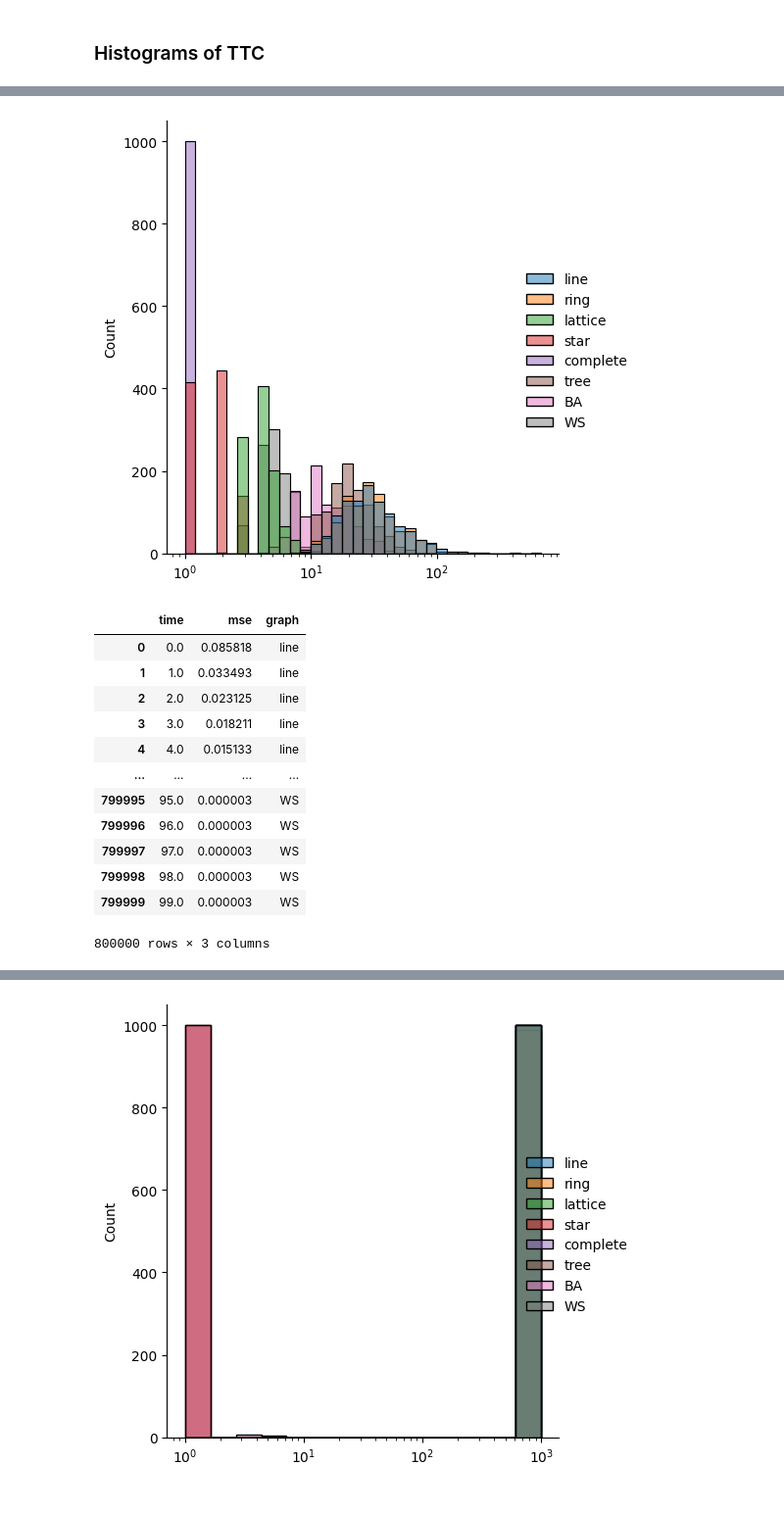
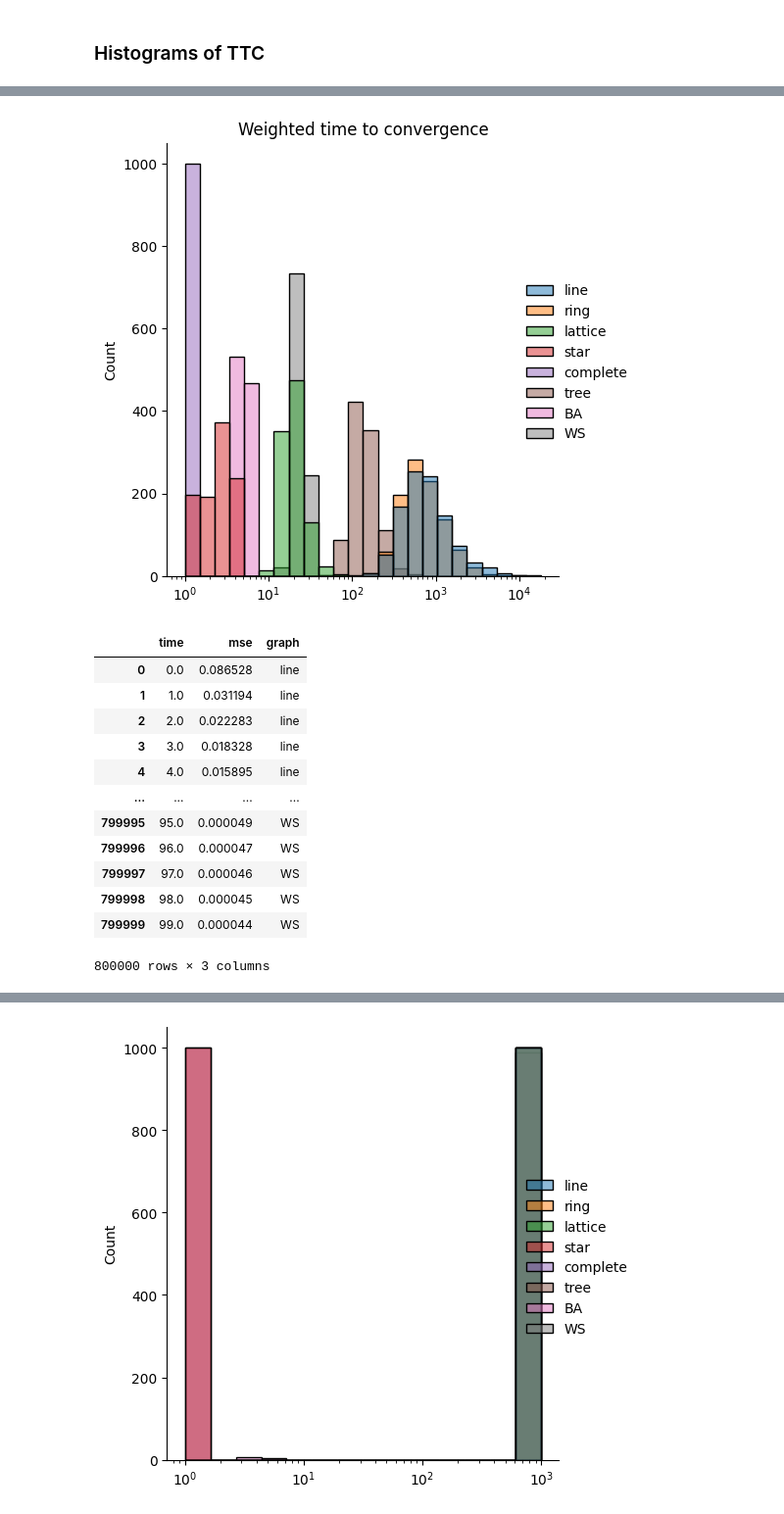
Before and after one commit to b-cho/graph-consensus, a Jupyter notebook: main.ipynb, the cells around one changed output, grey strips where cells are left out. Shown at 98% size. Cells and saved outputs as stored; diff of their text form; code cells hidden in the pictures.

```diff
--- a/main.ipynb
+++ b/main.ipynb
@@ -9,6 +10,6 @@ import pandas as pd
 # %%
 # Initialize constants
-N = 256 # Number of nodes, usually a square number
+N = 1024 # Number of nodes, usually a square number
 epsilon = 0.001 # Standard deviation of opinions required to terminate
 trials = 1000 # Number of trials to calculate convergence time
 mses_time = 100 # Number of discrete time steps to run the MSE calculations for
@@ -75,7 +76,7 @@ ig.plot(g_tree)
 
 The Barabási-Albert model is a method for generating scale-free and connected graphs, adding new nodes and linking them to nodes with a probability proportional to their degree.
 # %%
-g_ba = ig.Graph.Barabasi(n=N, m=1)
+g_ba = ig.Graph.Barabasi(n=N, m=2)
 ig.plot(g_ba)
 # %% [output]
 <AxesSubplot: >
@@ -244,14 +245,14 @@ mses_ba_uw = get_mses_unweighted(g_ba)
 mses_ws_uw = get_mses_unweighted(g_ws)
 mses_tree_uw = get_mses_unweighted(g_tree)
 # %%
-t_line_w = time_to_convergence_weighted(g_line, epsilon=0.005)
-t_ring_w = time_to_convergence_weighted(g_ring, epsilon=0.005)
-t_lattice_w = time_to_convergence_weighted(g_lattice, epsilon=0.005)
-t_star_w = time_to_convergence_weighted(g_star, epsilon=0.005)
-t_complete_w = time_to_convergence_weighted(g_complete, epsilon=0.005)
-t_ba_w = time_to_convergence_weighted(g_ba, epsilon=0.005)
-t_ws_w = time_to_convergence_weighted(g_ws, epsilon=0.005)
-t_tree_w = time_to_convergence_weighted(g_tree, epsilon=0.005)
+t_line_w = time_to_convergence_weighted(g_line)
+t_ring_w = time_to_convergence_weighted(g_ring)
+t_lattice_w = time_to_convergence_weighted(g_lattice)
+t_star_w = time_to_convergence_weighted(g_star)
+t_complete_w = time_to_convergence_weighted(g_complete)
+t_ba_w = time_to_convergence_weighted(g_ba)
+t_ws_w = time_to_convergence_weighted(g_ws)
+t_tree_w = time_to_convergence_weighted(g_tree)
 # %%
 mses_line_w = get_mses_weighted(g_line)
 mses_ring_w = get_mses_weighted(g_ring)
@@ -335,11 +339,12 @@ sns.move_legend(line_uw, "upper left", bbox_to_anchor=(1, 1))
 # %%
 hist_w = sns.displot([t_line_w, t_ring_w, t_lattice_w, t_star_w, t_complete_w, t_tree_w, t_ba_w, t_ws_w], log_scale=True)
+hist_w.set(title="Weighted time to convergence")
 
 labels = ['line', 'ring', 'lattice', 'star', 'complete', 'tree', 'BA', 'WS']
 for t, l in zip(hist_w._legend.texts, labels):
     t.set_text(l)
 # %% [output]
-[figure, old version]
+[figure, new version]
 # %%
 mses_line_w_df = df_to_pairs(pd.DataFrame(mses_line_w))
 mses_ring_w_df = df_to_pairs(pd.DataFrame(mses_ring_w))
@@ -361,16 +366,16 @@ lp_w_df = pd.DataFrame({
 lp_w_df
 # %% [output]
 |  | time | mse | graph |
-| 0 | 0.0 | 0.085818 | line |
-| 1 | 1.0 | 0.033493 | line |
-| 2 | 2.0 | 0.023125 | line |
-| 3 | 3.0 | 0.018211 | line |
-| 4 | 4.0 | 0.015133 | line |
+| 0 | 0.0 | 0.086528 | line |
+| 1 | 1.0 | 0.031194 | line |
+| 2 | 2.0 | 0.022283 | line |
+| 3 | 3.0 | 0.018328 | line |
+| 4 | 4.0 | 0.015895 | line |
 | ... | ... | ... | ... |
-| 799995 | 95.0 | 0.000003 | WS |
-| 799996 | 96.0 | 0.000003 | WS |
-| 799997 | 97.0 | 0.000003 | WS |
-| 799998 | 98.0 | 0.000003 | WS |
-| 799999 | 99.0 | 0.000003 | WS |
+| 799995 | 95.0 | 0.000049 | WS |
+| 799996 | 96.0 | 0.000047 | WS |
+| 799997 | 97.0 | 0.000046 | WS |
+| 799998 | 98.0 | 0.000045 | WS |
+| 799999 | 99.0 | 0.000044 | WS |
 800000 rows × 3 columns
 # %%
```
Also changed, not shown: parts of 17 cells of this notebook.
